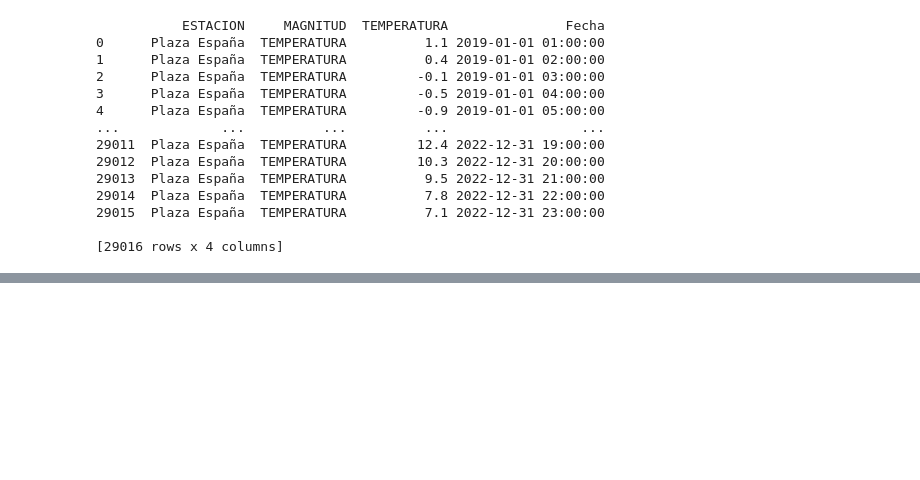
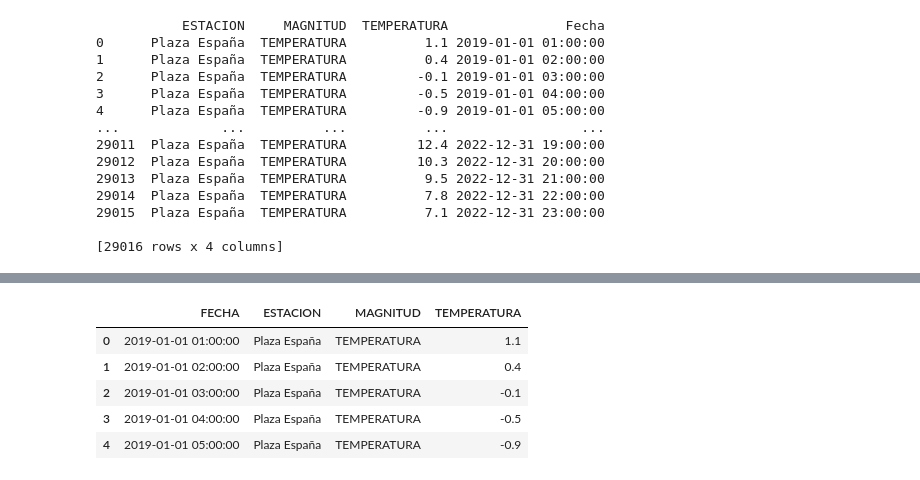
Before and after one commit to dfvinxu/desafio_data, a Jupyter notebook: notebooks/EDA_tiempo_diario.ipynb, the cells around one changed output, grey strips where cells are left out. Saved outputs shown, nothing was run; the diff lists cells and outputs as text; code cells hidden in the pictures; blank space fills up the shorter version.

Commit message:
csv_estaciones_timeseries_ok

```diff
--- a/notebooks/EDA_tiempo_diario.ipynb
+++ b/notebooks/EDA_tiempo_diario.ipynb
@@ -296,0 +452,9 @@ data_melted.to_csv("../data/data_melted_pz_espna.csv", index=False)
+# %%
+data_melted.head()
+# %% [output]
+|  | FECHA | ESTACION | MAGNITUD | TEMPERATURA |
+| 0 | 2019-01-01 01:00:00 | Plaza España | TEMPERATURA | 1.1 |
+| 1 | 2019-01-01 02:00:00 | Plaza España | TEMPERATURA | 0.4 |
+| 2 | 2019-01-01 03:00:00 | Plaza España | TEMPERATURA | -0.1 |
+| 3 | 2019-01-01 04:00:00 | Plaza España | TEMPERATURA | -0.5 |
+| 4 | 2019-01-01 05:00:00 | Plaza España | TEMPERATURA | -0.9 |
```
Also changed, not shown: parts of 15 cells of this notebook, 25 other files.
